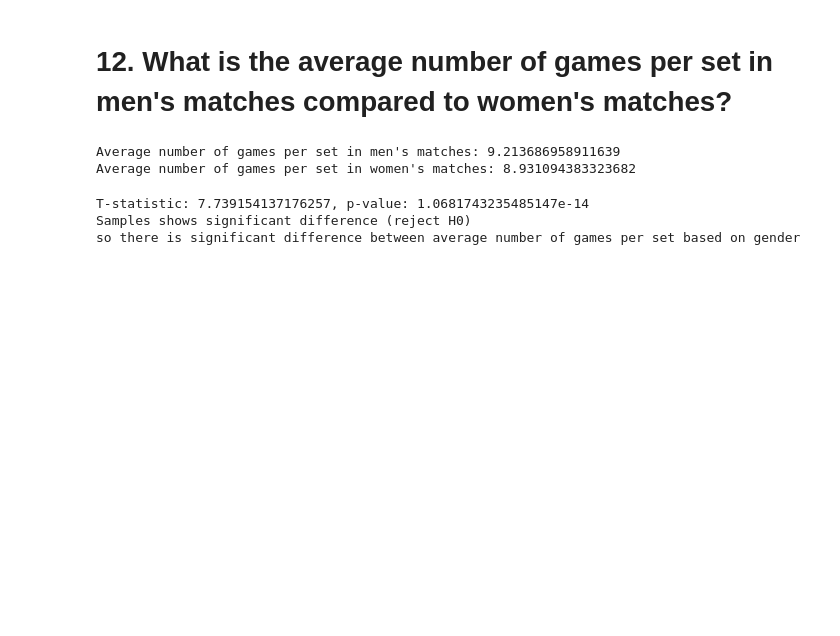
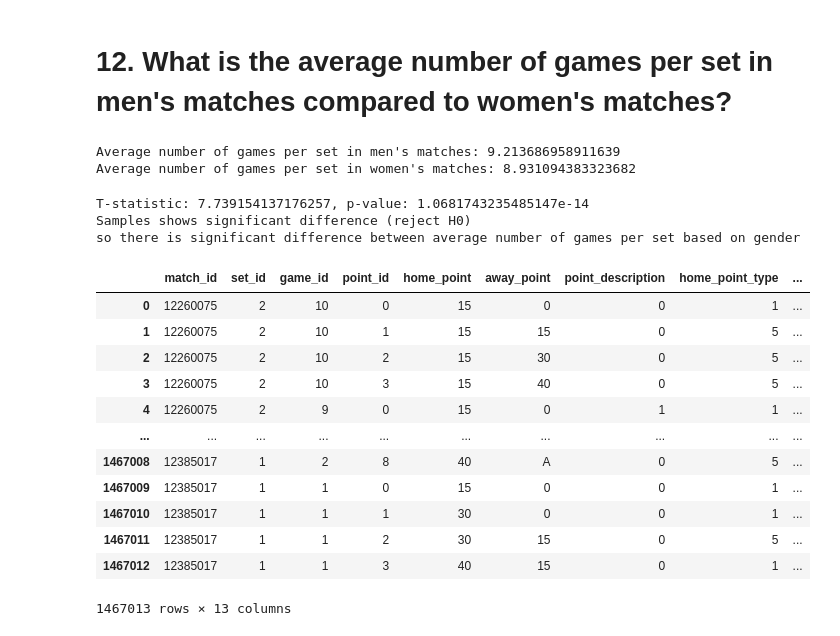
Before and after one commit to rowshandel/Tennis-Data-Analysis, a Jupyter notebook: notebooks/Query 12.ipynb, the cells around one changed output. Cells and saved outputs as stored; diff of their text form; code cells hidden in the pictures; blank space fills up the shorter version.

```diff
--- a/notebooks/Query 12.ipynb
+++ b/notebooks/Query 12.ipynb
@@ -44,3 +44,19 @@ else:
 T-statistic: 7.739154137176257, p-value: 1.0681743235485147e-14
 Samples shows significant difference (reject H0)
 so there is significant difference between average number of games per set based on gender
+# %%
+GameInfo
+# %% [output]
+|  | match_id | set_id | game_id | point_id | home_point | away_point | point_description | home_point_type | ... |
+| 0 | 12260075 | 2 | 10 | 0 | 15 | 0 | 0 | 1 | ... |
+| 1 | 12260075 | 2 | 10 | 1 | 15 | 15 | 0 | 5 | ... |
+| 2 | 12260075 | 2 | 10 | 2 | 15 | 30 | 0 | 5 | ... |
+| 3 | 12260075 | 2 | 10 | 3 | 15 | 40 | 0 | 5 | ... |
+| 4 | 12260075 | 2 | 9 | 0 | 15 | 0 | 1 | 1 | ... |
+| ... | ... | ... | ... | ... | ... | ... | ... | ... | ... |
+| 1467008 | 12385017 | 1 | 2 | 8 | 40 | A | 0 | 5 | ... |
+| 1467009 | 12385017 | 1 | 1 | 0 | 15 | 0 | 0 | 1 | ... |
+| 1467010 | 12385017 | 1 | 1 | 1 | 30 | 0 | 0 | 1 | ... |
+| 1467011 | 12385017 | 1 | 1 | 2 | 30 | 15 | 0 | 5 | ... |
+| 1467012 | 12385017 | 1 | 1 | 3 | 40 | 15 | 0 | 1 | ... |
+1467013 rows × 13 columns
```
Also changed, not shown: 1 other file.
